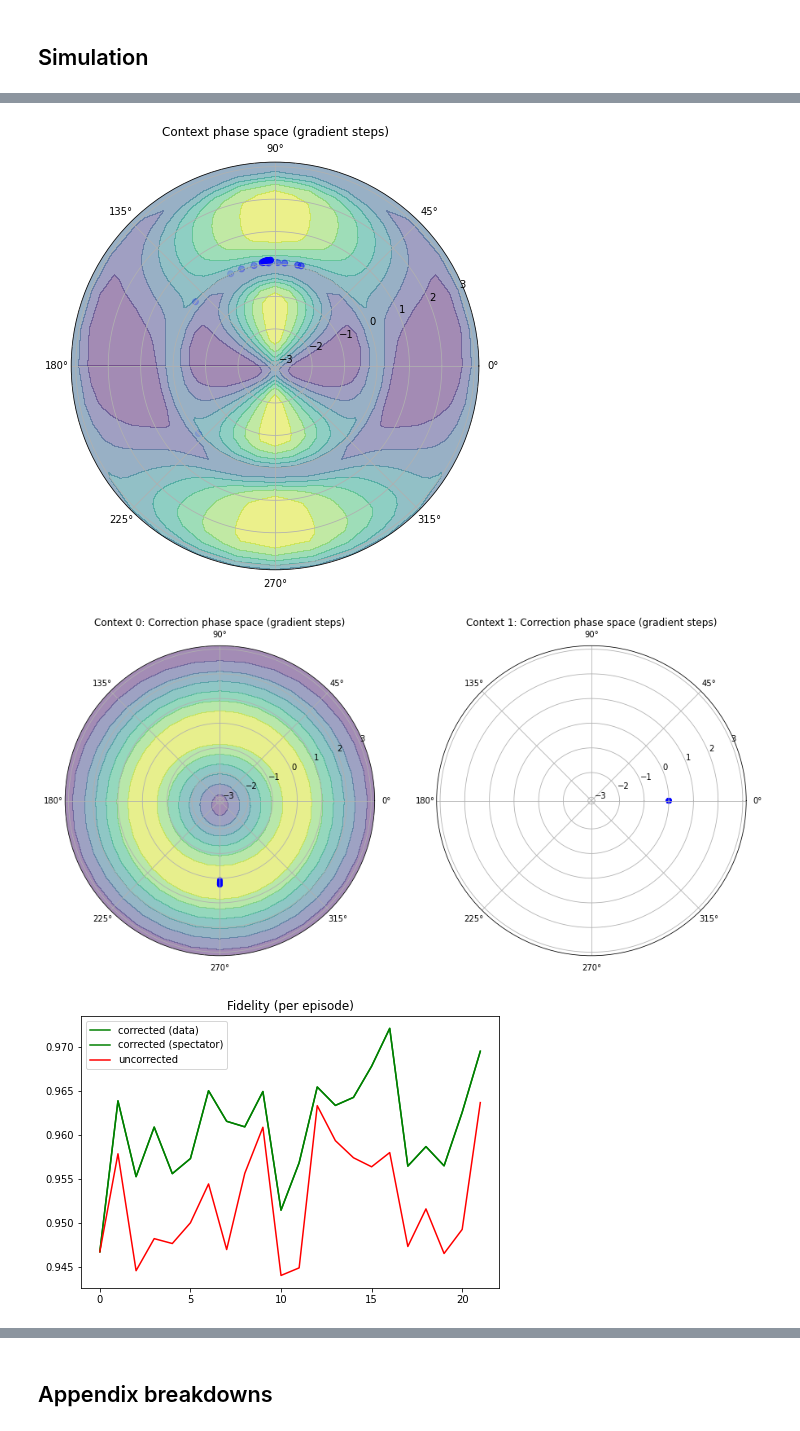
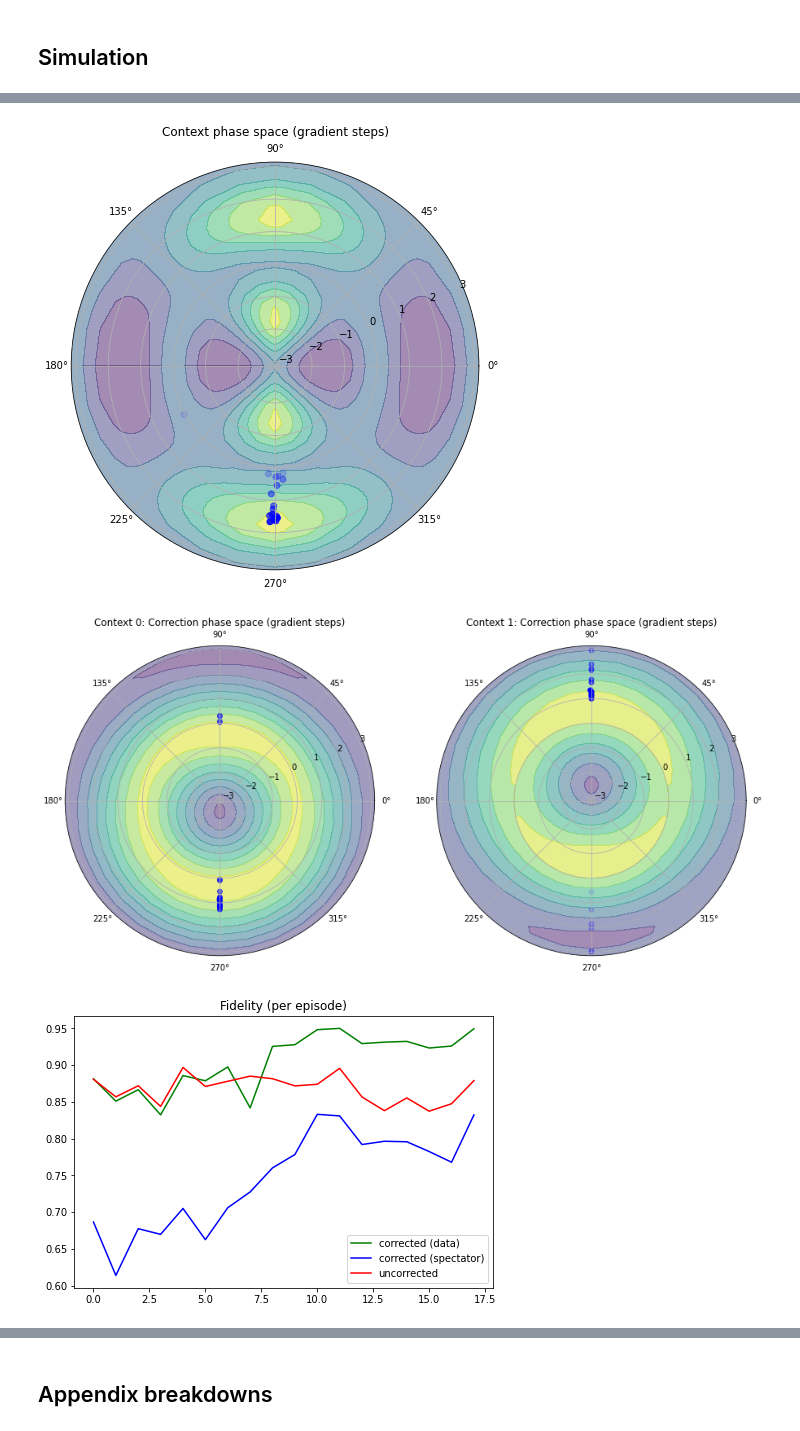
Before and after one commit to farice/SpectatorQubits, a Jupyter notebook: MAB-continuous-analytic-arbitrary-axis.ipynb, the cells around one changed output, grey strips where cells are left out. Saved outputs shown, nothing was run; the diff lists cells and outputs as text; code cells hidden in the pictures.

Commit message:
test and fix sensitivity

```diff
--- a/MAB-continuous-analytic-arbitrary-axis.ipynb
+++ b/MAB-continuous-analytic-arbitrary-axis.ipynb
@@ -84,7 +81,7 @@ def get_contour(error_samples, loss_fn):
 # %%
 def set_up_plots():
     _, axs = plt.subplots(1, 2, figsize=(15, 10),
-                              subplot_kw=dict(polar=True))
+                          subplot_kw=dict(polar=True))
     _, axs_context_contour = plt.subplots(1, 1, figsize=(7.5, 7.5),
                                           subplot_kw=dict(polar=True))
     _, axs_correction_contour = plt.subplots(1, 2, figsize=(15, 10),
@@ -95,7 +92,8 @@ def set_up_plots():
     _, ax_context_grad = plt.subplots(1, 1, figsize=(7.5, 5))
 
     return np.concatenate((axs, [axs_context_contour], axs_correction_contour,
-                             [ax_fid], ax_hist, axs_correction_grad, [ax_context_grad]))
+                          [ax_fid], ax_hist, axs_correction_grad,
+                           [ax_context_grad]))
 
 
 def plot(frame_idx, elapsed_time, baseline_fidelity=None,
@@ -180,7 +178,7 @@ def plot(frame_idx, elapsed_time, baseline_fidelity=None,
     if baseline_fidelity and corrected_fidelity and spectator_fidelity:
         axs[5].set_title('Fidelity (per episode)')
         axs[5].plot(corrected_fidelity, 'g', label='corrected (data)')
-        axs[5].plot(spectator_fidelity, 'g', label='corrected (spectator)')
+        axs[5].plot(spectator_fidelity, 'b', label='corrected (spectator)')
         axs[5].plot(baseline_fidelity, 'r', label='uncorrected')
         axs[5].legend()
 
@@ -428,11 +440,12 @@ def feedback_spectators_allocation_function():
 # %%
 # describes MDP
-# - states are given in terms of a #context_spectators bit measurement outcomes.
-# - continuous action space is given by [-pi, pi]^3 single-qubit gate parameterization.
+# - states are given in terms of a #context_spectators bit measurement outcomes
+# - continuous action space is given by [-pi, pi]^3 single-qubit gate
+# parameterization.
 env = SpectatorEnvContinuousV2(ERROR_SAMPLES, batch_size=BATCH_SIZE,
                                num_context_spectators=NUM_CONTEXT_SPECTATORS,
                                context_sensitivity=CONTEXT_SENSITIVITY,
-                               reward_sensitivity=FEEDBACK_SENSITIVITY)
+                               reward_sensitivity=REWARD_SENSITIVITY)
 # %%
 context_contour = get_contour(ERROR_SAMPLES, context_loss)
 print(context_contour['max_phi'], context_contour['max_theta'])
@@ -442,7 +455,8 @@ print(context_contour['max_phi'], context_contour['max_theta'])
 start = timer()
 
 md = Analytic2D(env, context_eta=CONTEXT_ETA,
-                correction_eta=CORRECTION_ETA, context_theta_init=CONTEXT_THETA_INIT,
+                correction_eta=CORRECTION_ETA,
+                context_theta_init=CONTEXT_THETA_INIT,
                 correction_theta_init=CORRECTION_THETA_INIT)
 
 
@@ -478,12 +492,13 @@ for frame_idx in range(1, MAX_FRAMES + 1):
     '''
     Beginning of main logic.
     '''
-    # This will return the known optimal actions as a function of the context mapping.
+    # This will return the known optimal actions as a function of the context
+    # mapping.
     actions = md.get_actions(observation)
     prev_batch = env.error_samples_batch
     prev_observation = observation
 
-    # Allocation of non-contextual spectators between optimizing the objectives.
+    # Allocation of non-contextual spectators between optimizing the objectives
     feedback_alloc = feedback_spectators_allocation_function()
     observation, feedback, done, info = env.step(actions, feedback_alloc)
     observation = None if done else observation
@@ -491,8 +506,9 @@ for frame_idx in range(1, MAX_FRAMES + 1):
     md.update_correction_feedback(
               correction_feedback=feedback['batched_correction_feedback'],
               observations=prev_observation)
-    md.update_context_feedback(context_feedback=feedback['batched_context_feedback'],
-              observations=prev_observation)
+    md.update_context_feedback(
+            context_feedback=feedback['batched_context_feedback'],
+            observations=prev_observation)
 
     if frame_idx % NUM_BATCHES_TO_COMBINE_CORRECTION_FEEDBACK == 0:
         md.combine_correction_feedback()
@@ -507,10 +523,10 @@ for frame_idx in range(1, MAX_FRAMES + 1):
     End of main logic.
     '''
 
-    for d, s, c in info:
-        data_fidelity.append(d)
-        spectator_fidelity.append(s)
-        control_fidelity.append(c)
+    for _info in info:
+        data_fidelity.append(_info['data_fidelity'])
+        spectator_fidelity.append(_info['spectator_fidelity'])
+        control_fidelity.append(_info['control_fidelity'])
 
     context_2d_repr.append(extract_theta_phi(
         env._get_correction(md.context_theta).dag()))
@@ -522,11 +538,13 @@ for frame_idx in range(1, MAX_FRAMES + 1):
         else:
             correction_2d_repr[idx] = [correction_2d]
 
-    correction_grad = [np.mean([a['correction_grad'] for a in np.array(actions)[[
-                np.sum(obs) <= env.num_context_spectators / 2 for obs in prev_observation]]],
-                    axis=0), np.mean([a['correction_grad'] for a in np.array(actions)[[
-                np.sum(obs) > env.num_context_spectators / 2 for obs in prev_observation]]],
-                    axis=0)]
+    correction_grad = \
+        [np.mean([a['correction_grad'] for a in np.array(actions)[[
+                np.sum(obs) <= env.num_context_spectators / 2
+                for obs in prev_observation]]], axis=0),
+         np.mean([a['correction_grad'] for a in np.array(actions)[[
+                np.sum(obs) > env.num_context_spectators / 2
+                 for obs in prev_observation]]], axis=0)]
     for i in range(2):
         if np.isnan(np.sum(correction_grad[i])):
             continue
@@ -535,10 +553,12 @@ for frame_idx in range(1, MAX_FRAMES + 1):
         else:
             correction_grads[i] = [correction_grad[i]]
 
-    context_grads.append(np.mean([a['context_grad'] for a in np.array(actions)], axis=0))
+    context_grads.append(np.mean(
+        [a['context_grad'] for a in np.array(actions)], axis=0))
 
     for obs in prev_observation:
-        context_outcome = 1 if np.sum(obs) > env.num_context_spectators / 2 else 0
+        context_outcome = \
+            1 if np.sum(obs) > env.num_context_spectators / 2 else 0
         if epoch in context_outcome_hist.keys():
             context_outcome_hist[epoch].append(context_outcome)
         else:
@@ -555,10 +575,15 @@ for frame_idx in range(1, MAX_FRAMES + 1):
 
         correction_contour = {}
         correction_contour[0] = get_contour(prev_batch[
-            [np.sum(obs) <= env.num_context_spectators / 2 for obs in prev_observation]], correction_loss)
+            [np.sum(obs) <= env.num_context_spectators / 2
+             for obs in prev_observation]], correction_loss,
+                                           sensitivity=REWARD_SENSITIVITY)
         correction_contour[1] = get_contour(prev_batch[
-            [np.sum(obs) > env.num_context_spectators / 2 for obs in prev_observation]], correction_loss)
-        context_contour = get_contour(env.error_samples, context_loss)
+            [np.sum(obs) > env.num_context_spectators / 2
+             for obs in prev_observation]], correction_loss,
+                                           sensitivity=REWARD_SENSITIVITY)
+        context_contour = get_contour(env.error_samples, context_loss,
+                                      sensitivity=CONTEXT_SENSITIVITY)
 
         observation = env.reset(actions)
 
@@ -583,3 +608,3 @@ env.close()
-[figure, old version]
+[figure, new version]
-[figure, old version]
+[figure, new version]
-[figure, old version]
+[figure, new version]
```
Also changed, not shown: parts of 9 cells of this notebook, 2 other files.
